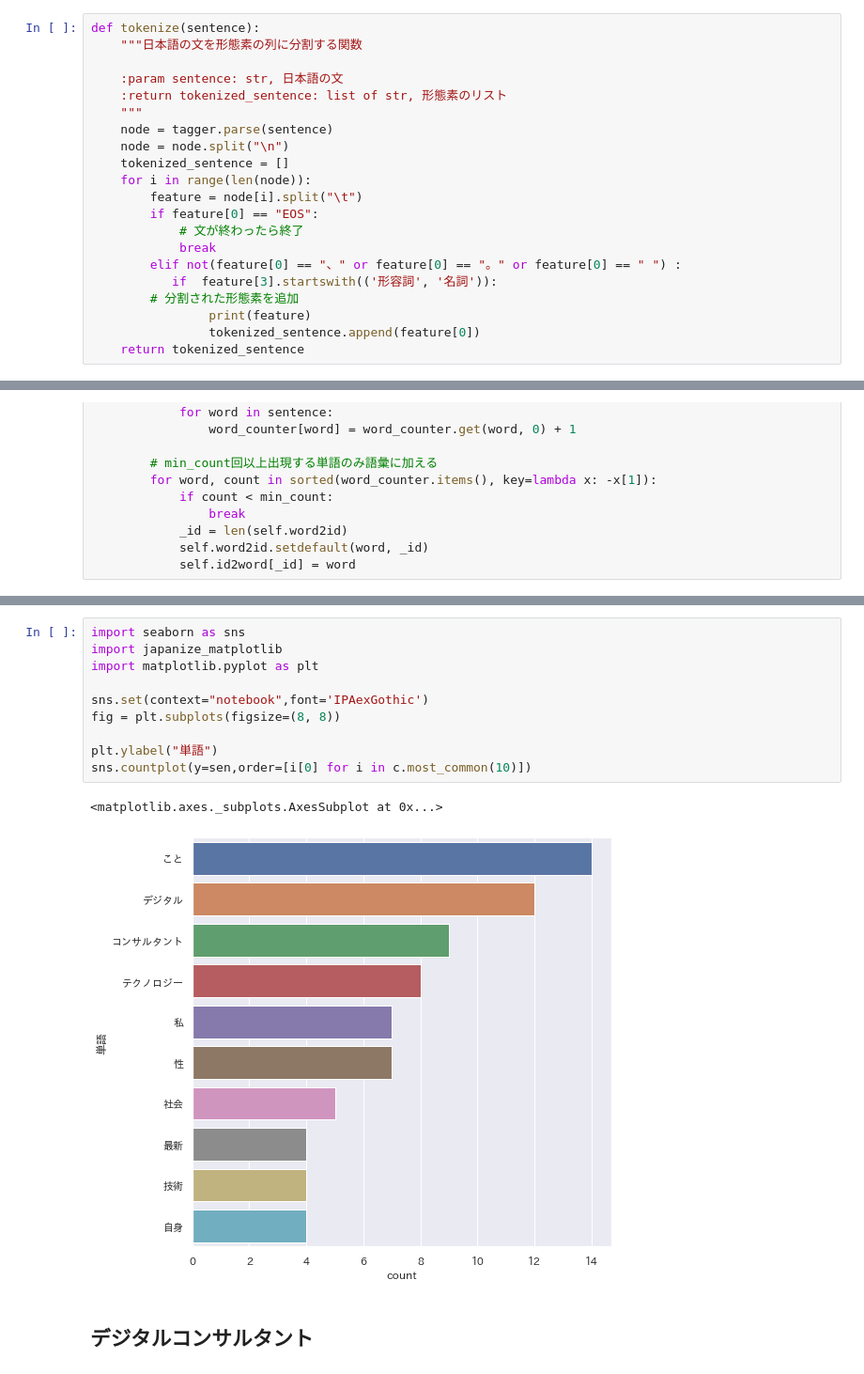
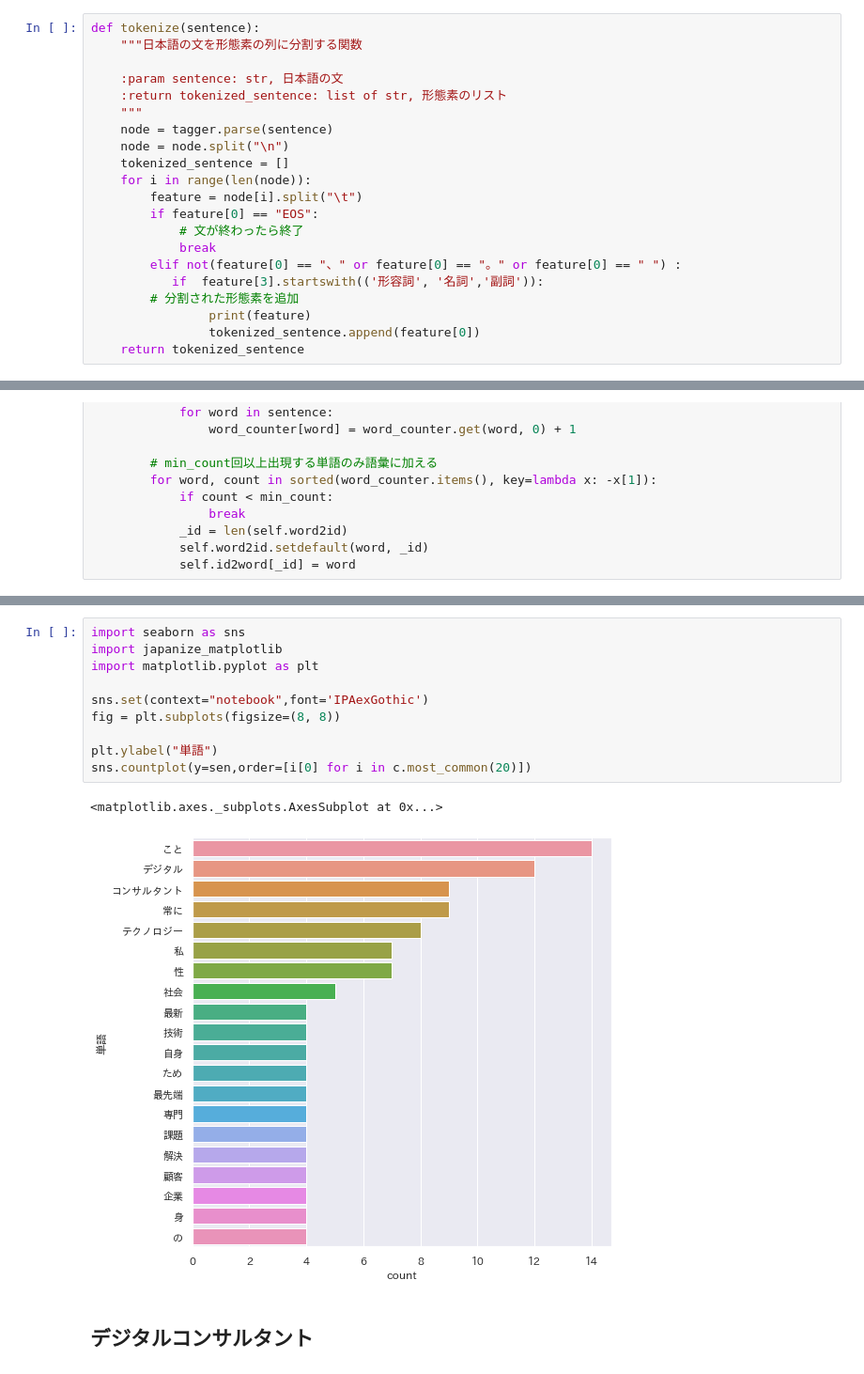
Before and after one commit to manami-bunbun/ES_analysis, a Jupyter notebook: ES_analysis.ipynb, the cells around one changed output, grey strips where cells are left out. Shown: that part at 94% size. Drawn from its saved outputs; the diff is of its cells as text.

```diff
--- a/ES_analysis.ipynb
+++ b/ES_analysis.ipynb
@@ -92,7 +91,7 @@ def tokenize(sentence):
             # 文が終わったら終了
             break
         elif not(feature[0] == "、" or feature[0] == "。" or feature[0] == " ") :
-           if  feature[3].startswith(('形容詞', '名詞')):
+           if  feature[3].startswith(('形容詞', '名詞','副詞')):
         # 分割された形態素を追加
                 print(feature)
                 tokenized_sentence.append(feature[0])
@@ -202,16 +202,16 @@ print(c.most_common(20))
 # %%
 import seaborn as sns
 import japanize_matplotlib
 import matplotlib.pyplot as plt
 
 sns.set(context="notebook",font='IPAexGothic')
 fig = plt.subplots(figsize=(8, 8))
 
 plt.ylabel("単語")
-sns.countplot(y=sen,order=[i[0] for i in c.most_common(10)])
+sns.countplot(y=sen,order=[i[0] for i in c.most_common(20)])
 # %% [output]
 <matplotlib.axes._subplots.AxesSubplot at 0x...>
-[figure, old version]
+[figure, new version]
 # %% [markdown]
 ## デジタルコンサルタント
 # %% [markdown]
```
Also changed, not shown: parts of 11 cells of this notebook.
